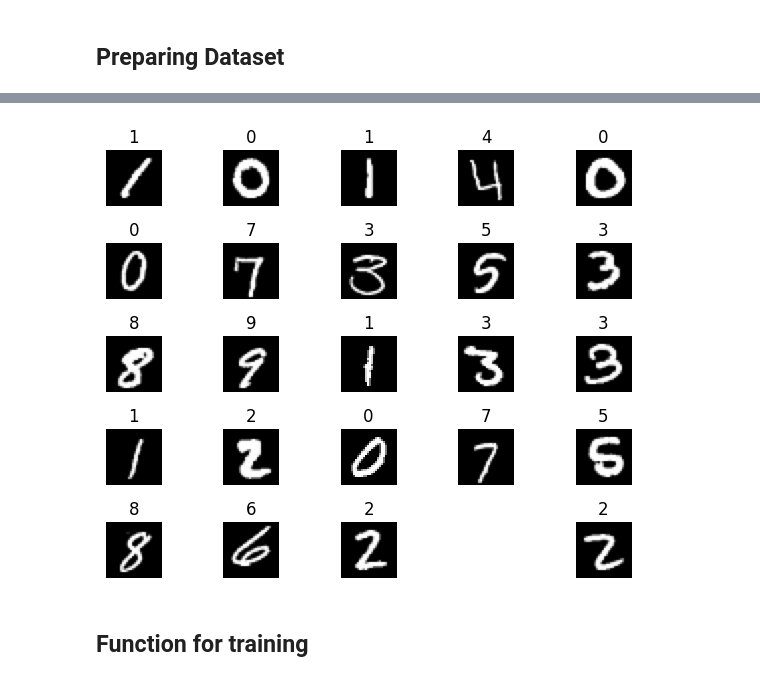
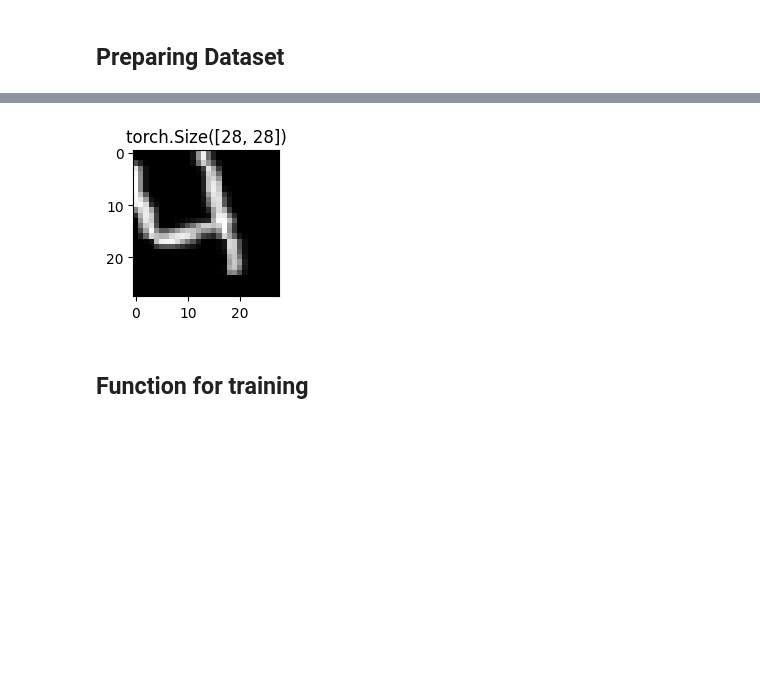
Before and after one commit to alex-werben/Deep-Learning, a Jupyter notebook: mnist_cnn.ipynb, the cells around one changed output, grey strips where cells are left out. Cells and saved outputs as stored; diff of their text form; code cells hidden in the pictures; blank space fills up the shorter version.

```diff
--- a/mnist_cnn.ipynb
+++ b/mnist_cnn.ipynb
@@ -55,8 +55,8 @@ transform = transforms.Compose([
 train_dataset = MNIST('.', train=True, download=True, transform=transform)
 test_dataset = MNIST('.', train=False, transform=transform)
 
-# train_loader = DataLoader(train_dataset, batch_size=64, shuffle=True)
-# test_loader = DataLoader(test_dataset, batch_size=64, shuffle=True)
+train_loader = DataLoader(train_dataset, batch_size=64, shuffle=True)
+test_loader = DataLoader(test_dataset, batch_size=64, shuffle=True)
 # %%
 for x, y in train_dataset:
     print(x.std())
@@ -325,9 +303,15 @@ label_transforms = transforms.Compose([
 # %%
+label_transforms = transforms.Compose([
+    transforms.Lambda(lambda x: torch.tensor(x).to(torch.long)),
+])
 img_transforms = transforms.Compose([
     transforms.ToTensor(),
     transforms.Lambda(lambda x: x.to(torch.float32)),
-    # transforms.Lambda(lambda x: x[i][j] / 255 for i in range(28) for j in range(28))
-    transforms.Normalize((0.1307,), (0.3081,))
+    transforms.RandomRotation(degrees=(-10, 10)),
+    transforms.RandomCrop(20),
+    transforms.RandomChoice([
+        transforms.Resize(28, antialias=True),
+        transforms.Pad(4)
+    ]),
+    transforms.Normalize((0.1307,), (0.3081,)),
 ])
-# %%
-df = pd.read_csv("train.csv")
@@ -381,15 +348,11 @@ mnist_test_loader = DataLoader(mnist_test_dataset, batch_size=32, shuffle=False)
 # %%
 for X, y in mnist_train_loader:
-    # print(X.max())
-    for i in range(25):
-        plt.subplot(5, 5, i+1)
-        plt.imshow(X[i][0], cmap=plt.cm.Greys_r)
-        plt.axis("off")
-        plt.title(y[i].item())
-        plt.tight_layout()
+    plt.subplot(1,3,1)
+    plt.title(X[6][0].shape)
+    plt.imshow(X[3][0], cmap=plt.cm.Greys_r)
     break
 # %% [output]
-[figure, old version]
+[figure, new version]
 # %% [markdown]
 ## Function for training
 # %%
```
Also changed, not shown: parts of 20 cells of this notebook.
